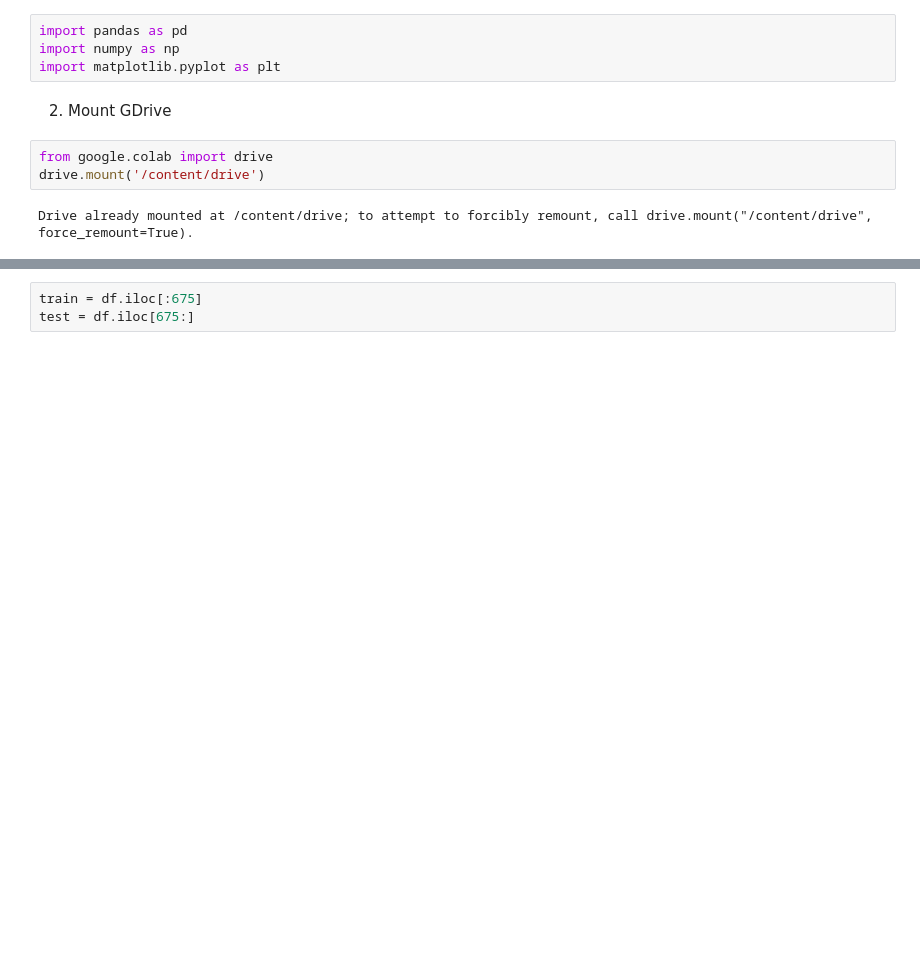
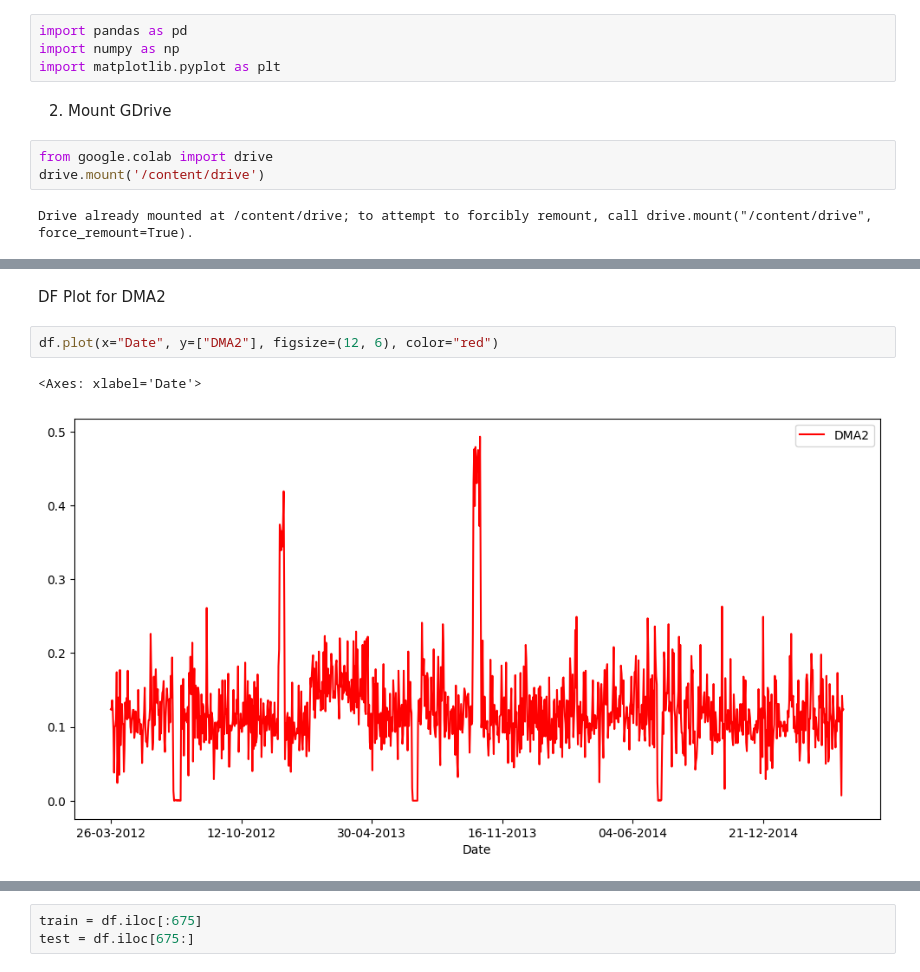
Before and after one commit to abhinabmondal/CSIR-CMERI, a Jupyter notebook: DCM.ipynb, the cells around one changed output, grey strips where cells are left out. Drawn from its saved outputs; the diff is of its cells as text; blank space fills up the shorter version.

```diff
--- a/DCM.ipynb
+++ b/DCM.ipynb
@@ -144,0 +517,7 @@ KeyError: ignored
+# %% [markdown]
+DF Plot for DMA2
+# %%
+df.plot(x="Date", y=["DMA2"], figsize=(12, 6), color="red")
+# %% [output]
+<Axes: xlabel='Date'>
+[figure, added]
```
Also changed, not shown: parts of 71 cells of this notebook.
